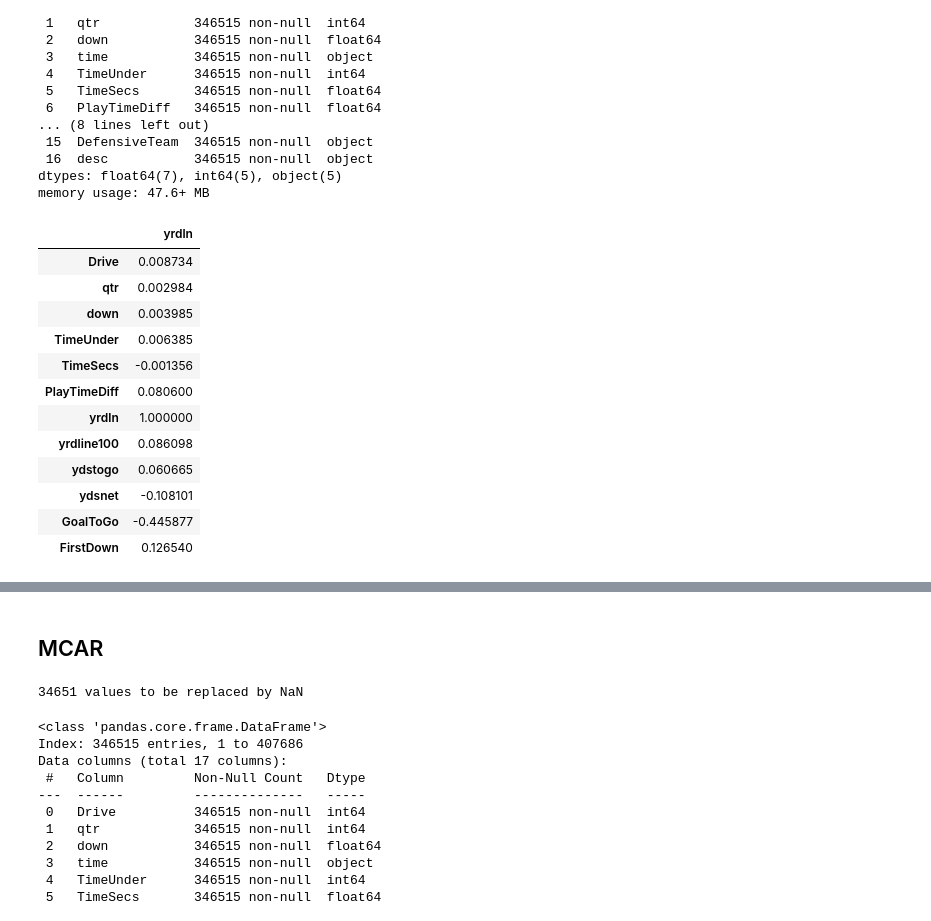
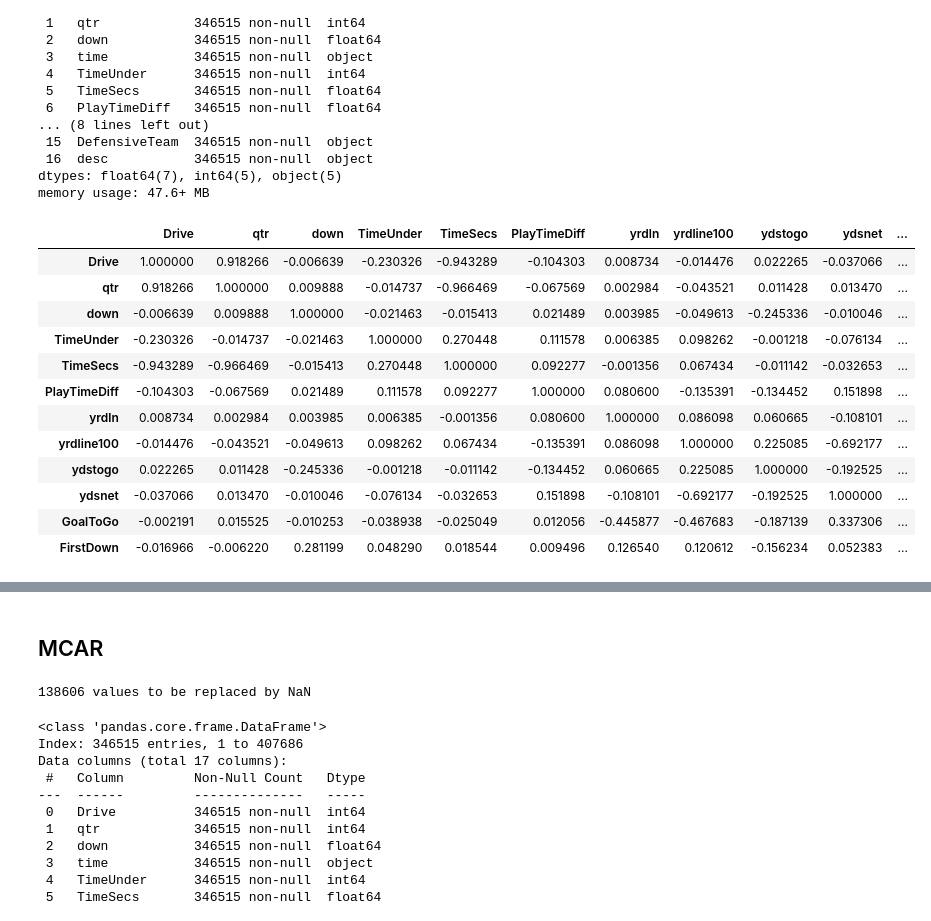
Before and after one commit to fohy24/missing-value-imputation, a Jupyter notebook: analysis.ipynb, the cells around one changed output, grey strips where cells are left out. Saved outputs shown, nothing was run; the diff lists cells and outputs as text; code cells hidden in the pictures.

```diff
--- a/analysis.ipynb
+++ b/analysis.ipynb
@@ -122,19 +122,19 @@ Data columns (total 17 columns):
 dtypes: float64(7), int64(5), object(5)
 memory usage: 47.6+ MB
 # %%
-df_cc.corr(numeric_only=True)[['yrdln']].style.background_gradient()
+df_cc.corr(numeric_only=True).style.background_gradient()
 # %% [output]
-|  | yrdln |
-| Drive | 0.008734 |
-| qtr | 0.002984 |
-| down | 0.003985 |
-| TimeUnder | 0.006385 |
-| TimeSecs | -0.001356 |
-| PlayTimeDiff | 0.080600 |
-| yrdln | 1.000000 |
-| yrdline100 | 0.086098 |
-| ydstogo | 0.060665 |
-| ydsnet | -0.108101 |
-| GoalToGo | -0.445877 |
-| FirstDown | 0.126540 |
+|  | Drive | qtr | down | TimeUnder | TimeSecs | PlayTimeDiff | yrdln | yrdline100 | ydstogo | ydsnet | ... |
+| Drive | 1.000000 | 0.918266 | -0.006639 | -0.230326 | -0.943289 | -0.104303 | 0.008734 | -0.014476 | 0.022265 | -0.037066 | ... |
+| qtr | 0.918266 | 1.000000 | 0.009888 | -0.014737 | -0.966469 | -0.067569 | 0.002984 | -0.043521 | 0.011428 | 0.013470 | ... |
+| down | -0.006639 | 0.009888 | 1.000000 | -0.021463 | -0.015413 | 0.021489 | 0.003985 | -0.049613 | -0.245336 | -0.010046 | ... |
+| TimeUnder | -0.230326 | -0.014737 | -0.021463 | 1.000000 | 0.270448 | 0.111578 | 0.006385 | 0.098262 | -0.001218 | -0.076134 | ... |
+| TimeSecs | -0.943289 | -0.966469 | -0.015413 | 0.270448 | 1.000000 | 0.092277 | -0.001356 | 0.067434 | -0.011142 | -0.032653 | ... |
+| PlayTimeDiff | -0.104303 | -0.067569 | 0.021489 | 0.111578 | 0.092277 | 1.000000 | 0.080600 | -0.135391 | -0.134452 | 0.151898 | ... |
+| yrdln | 0.008734 | 0.002984 | 0.003985 | 0.006385 | -0.001356 | 0.080600 | 1.000000 | 0.086098 | 0.060665 | -0.108101 | ... |
+| yrdline100 | -0.014476 | -0.043521 | -0.049613 | 0.098262 | 0.067434 | -0.135391 | 0.086098 | 1.000000 | 0.225085 | -0.692177 | ... |
+| ydstogo | 0.022265 | 0.011428 | -0.245336 | -0.001218 | -0.011142 | -0.134452 | 0.060665 | 0.225085 | 1.000000 | -0.192525 | ... |
+| ydsnet | -0.037066 | 0.013470 | -0.010046 | -0.076134 | -0.032653 | 0.151898 | -0.108101 | -0.692177 | -0.192525 | 1.000000 | ... |
+| GoalToGo | -0.002191 | 0.015525 | -0.010253 | -0.038938 | -0.025049 | 0.012056 | -0.445877 | -0.467683 | -0.187139 | 0.337306 | ... |
+| FirstDown | -0.016966 | -0.006220 | 0.281199 | 0.048290 | 0.018544 | 0.009496 | 0.126540 | 0.120612 | -0.156234 | 0.052383 | ... |
 # %%
@@ -151,8 +151,7 @@ alt.Chart(df_cc).mark_bar().encode(
 ## MCAR
 # %%
 df_missing = df_cc.copy()
-proportion_to_replace = 0.10
-target_column = 'yrdln'
+proportion_to_replace = 0.4
 
 num_values_to_replace = int(len(df_missing) * proportion_to_replace)
 print(f'{num_values_to_replace} values to be replaced by NaN')
@@ -162,7 +161,7 @@ random_indices = np.random.choice(
 
 df_missing.loc[random_indices, target_column] = np.nan
 # %% [output]
-34651 values to be replaced by NaN
+138606 values to be replaced by NaN
 # %%
 df_missing.info()
 # %% [output]
```
Also changed, not shown: parts of 46 cells of this notebook.
